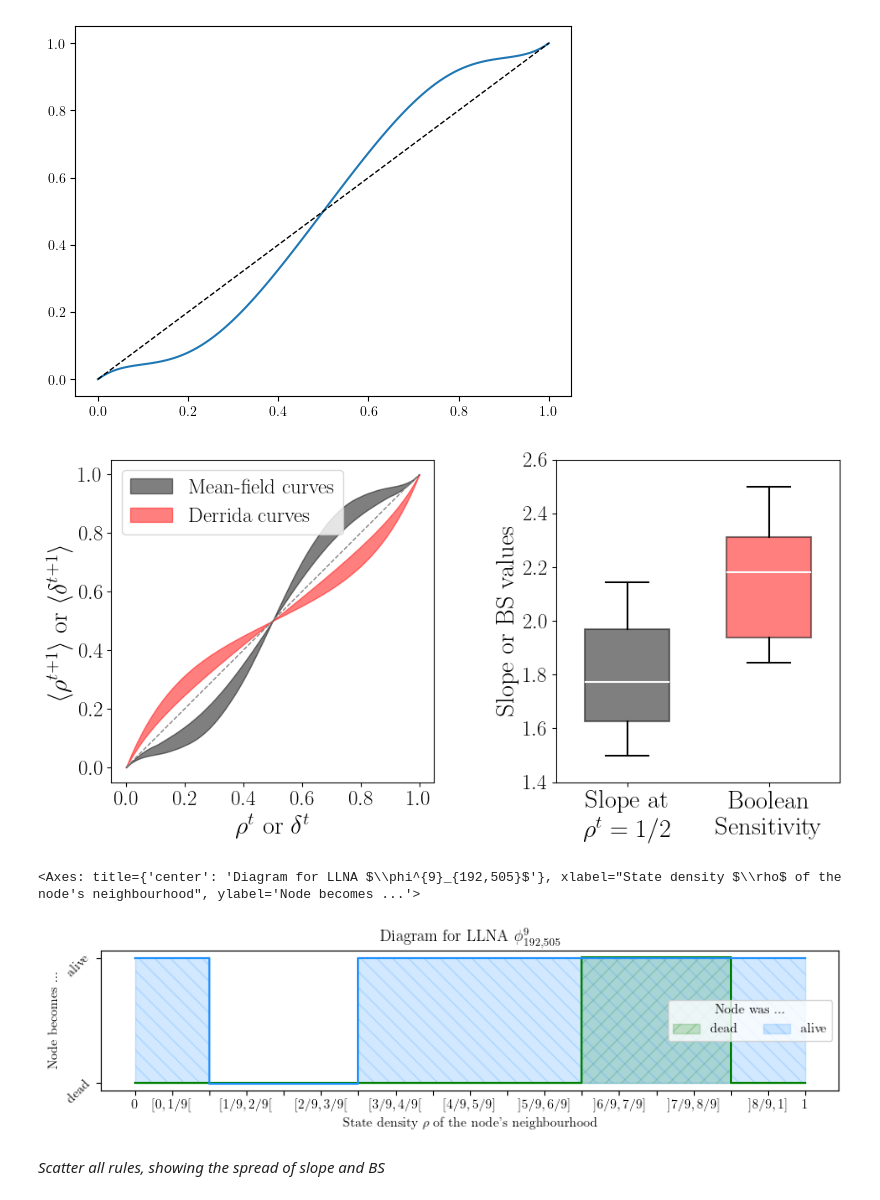
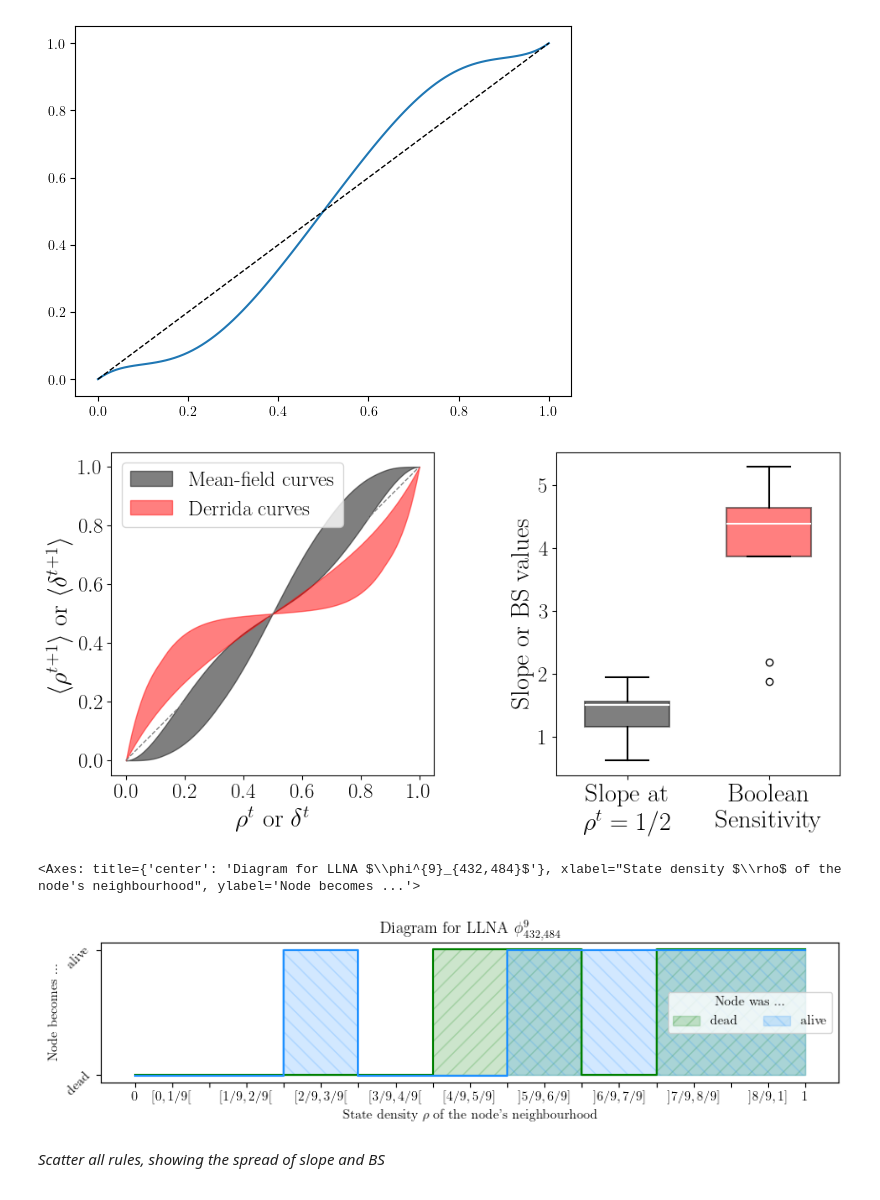
Before and after one commit to mrollier/network_automata_robustness, a Jupyter notebook: manuscript/impact_analysis-figures.ipynb, the cells around one changed output. Cells and saved outputs as stored; diff of their text form; code cells hidden in the pictures.

```diff
--- a/manuscript/impact_analysis-figures.ipynb
+++ b/manuscript/impact_analysis-figures.ipynb
@@ -557,8 +558,8 @@ SAVEFIG = False
 # create the LLNA
 resolution = 9
 degrees = np.arange(4,13)
-beta = 192
-sigma = 505
+beta = 432
+sigma = 484
 
 B_set = binary_indices(beta)
 S_set = binary_indices(sigma)
@@ -648,7 +649,7 @@ for line in bp2['whiskers'] + bp2['caps'] + bp2['medians'] + bp2['boxes'] + bp2[
 for median in bp2['medians']:
     median.set_color('white')
 
-axs[1].set_ylim(1.4, 2.6)
+# axs[1].set_ylim(1.4, 2.6)
 axs[1].set_xticks([1, 2])
 axs[1].set_xticklabels([fr'Slope at{chr(10)}$\rho^t=1/2$', 'Boolean\nSensitivity'], fontsize=fontsize)
 axs[1].tick_params(axis='y', which='major', labelsize=fontsize-4)
@@ -658,20 +659,20 @@ axs[1].set_ylabel('Slope or BS values', fontsize=fontsize)
 if SAVEFIG:
     plt.savefig(figures_dir+f'mfc_dc-slope_bs-rule_r{resolution}b{beta}s{sigma}.pdf', bbox_inches='tight')
 # %% [output]
-[figure, old version]
+[figure, new version]
 # %%
 # create diagram for the displayed rule
 resolution = 9
-beta = 192
-sigma = 505
+beta = 432
+sigma = 484
 B_set = binary_indices(beta)
 S_set = binary_indices(sigma)
 model = LLNA(resolution, x=B_set, y=S_set, iso=True)
 fig, ax = plt.subplots(1,1,figsize=(10,1.9))
 model.diagram(ax=ax)
 # %% [output]
-<Axes: title={'center': 'Diagram for LLNA $\\phi^{9}_{192,505}$'}, xlabel="State density $\\rho$ of the node's neighbourhood", ylabel='Node becomes ...'>
+<Axes: title={'center': 'Diagram for LLNA $\\phi^{9}_{432,484}$'}, xlabel="State density $\\rho$ of the node's neighbourhood", ylabel='Node becomes ...'>
-[figure, old version]
+[figure, new version]
 # %% [markdown]
 _Scatter all rules, showing the spread of slope and BS_
 # %%
```
Also changed, not shown: parts of 7 cells of this notebook, 2 other files.
